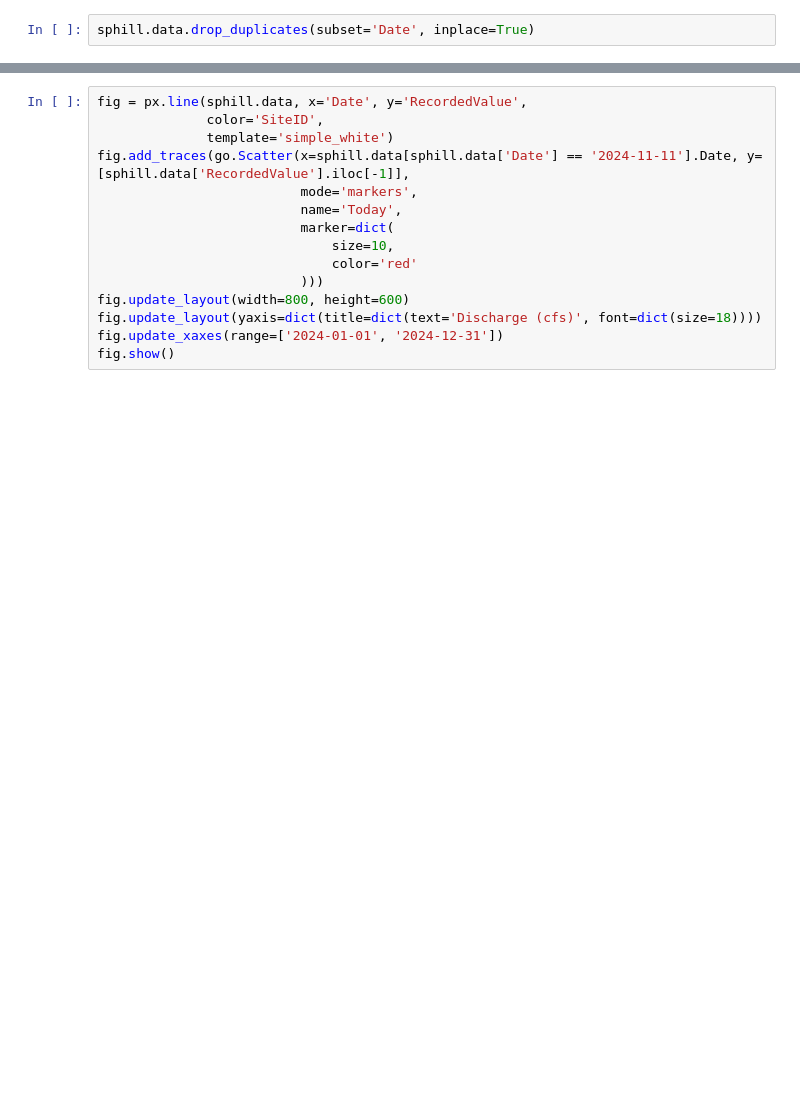
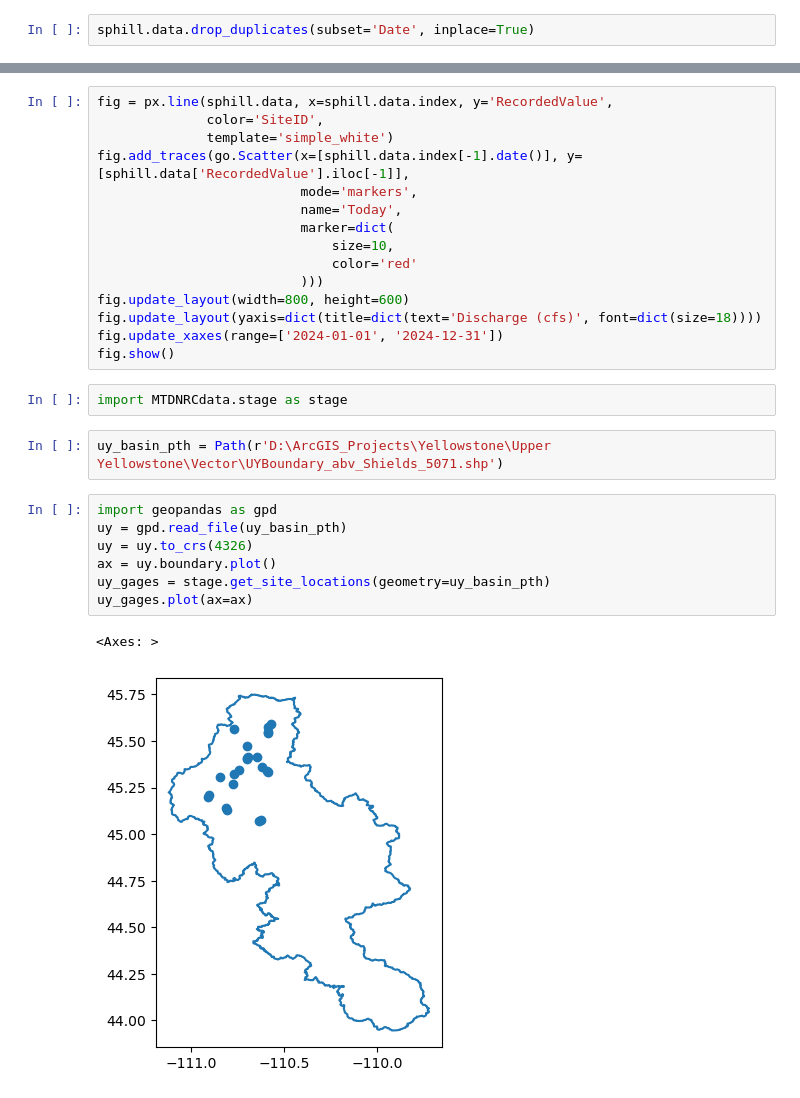
Before and after one commit to MTDNRC-WRD/MTDNRCdata, a Jupyter notebook: Examples/MTDNRCdata_example.ipynb, the cells around one changed output, grey strips where cells are left out. Drawn from its saved outputs; the diff is of its cells as text; blank space fills up the shorter version.

```diff
--- a/Examples/MTDNRCdata_example.ipynb
+++ b/Examples/MTDNRCdata_example.ipynb
@@ -36,8 +77,8 @@ sphill.data['RecordedValue'].iloc[-1]
 # %%
-fig = px.line(sphill.data, x='Date', y='RecordedValue',
+fig = px.line(sphill.data, x=sphill.data.index, y='RecordedValue',
               color='SiteID',
               template='simple_white')
-fig.add_traces(go.Scatter(x=sphill.data[sphill.data['Date'] == '2024-11-11'].Date, y=[sphill.data['RecordedValue'].iloc[-1]],
+fig.add_traces(go.Scatter(x=[sphill.data.index[-1].date()], y=[sphill.data['RecordedValue'].iloc[-1]],
                           mode='markers',
                           name='Today',
                           marker=dict(
@@ -48,3 +89,17 @@ fig.update_layout(width=800, height=600)
 fig.update_layout(yaxis=dict(title=dict(text='Discharge (cfs)', font=dict(size=18))))
 fig.update_xaxes(range=['2024-01-01', '2024-12-31'])
 fig.show()
+# %%
+import MTDNRCdata.stage as stage
+# %%
+uy_basin_pth = Path(r'D:\ArcGIS_Projects\Yellowstone\Upper Yellowstone\Vector\UYBoundary_abv_Shields_5071.shp')
+# %%
+import geopandas as gpd
+uy = gpd.read_file(uy_basin_pth)
+uy = uy.to_crs(4326)
+ax = uy.boundary.plot()
+uy_gages = stage.get_site_locations(geometry=uy_basin_pth)
+uy_gages.plot(ax=ax)
+# %% [output]
+<Axes: >
+[figure, added]
```
Also changed, not shown: parts of 8 cells of this notebook, 6 other files.
